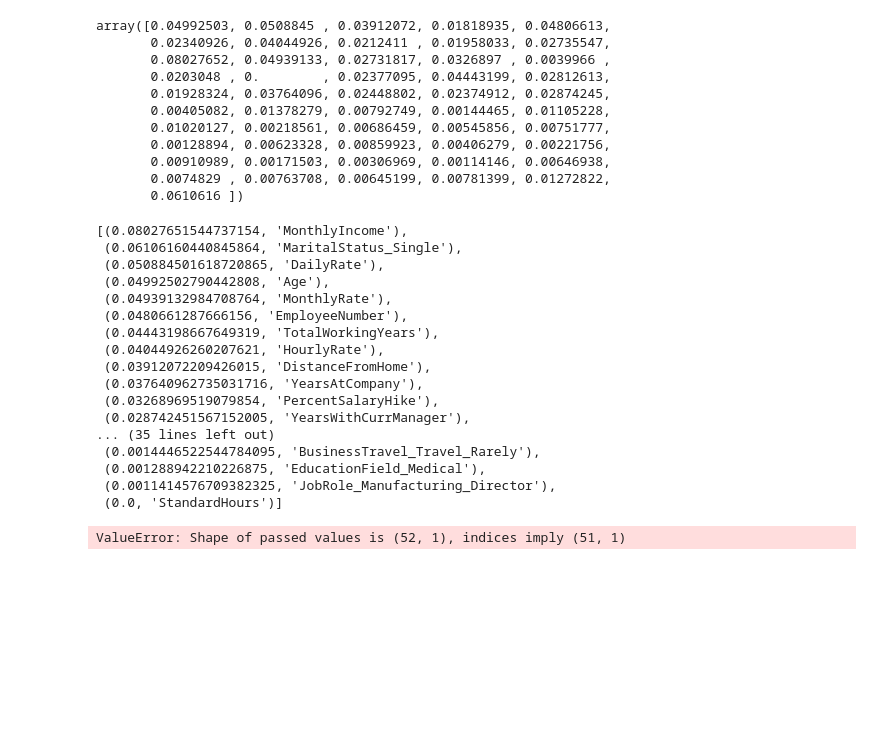
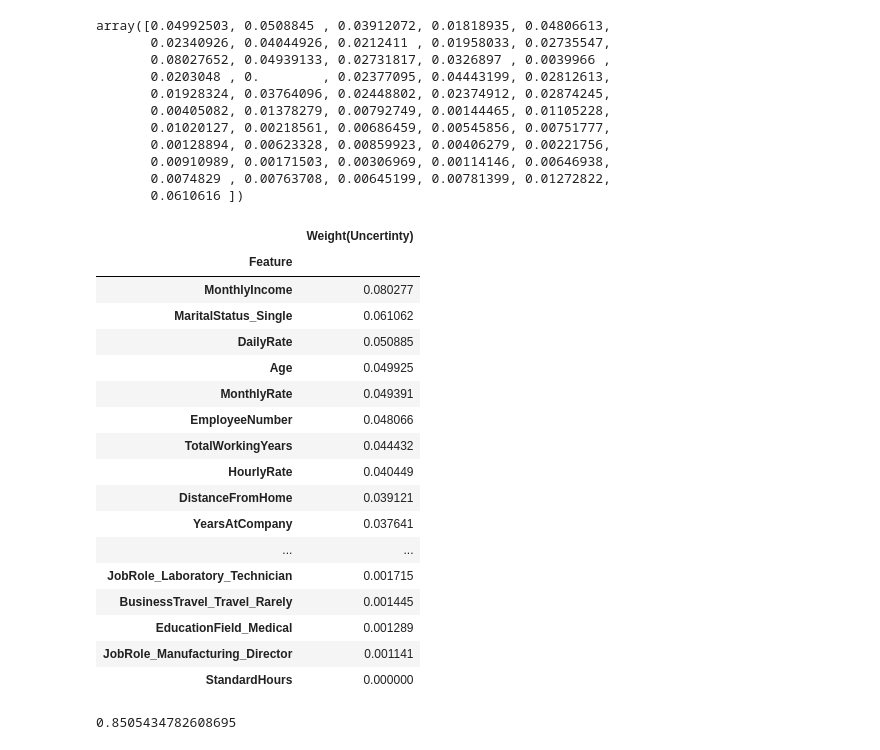
Before and after one commit to Emily-Keymon/Employee-Attrition-Analysis, a Jupyter notebook: ml_shawn.ipynb, the cells around one changed output. Saved outputs shown, nothing was run; the diff lists cells and outputs as text; code cells hidden in the pictures; blank space fills up the shorter version.

Commit message:
ml3
Added gradient boosting and cleaned the weight df

```diff
--- a/ml_shawn.ipynb
+++ b/ml_shawn.ipynb
@@ -271,7 +271,7 @@ dtc.score(X_test, y_test)
 from sklearn.ensemble import RandomForestClassifier
 
 rf = RandomForestClassifier(n_estimators = 100, criterion = 'entropy', random_state = seed)
-rf = rf.fit(X_train, y_train)
+rf = rf.fit(X_train, y_train.ravel())
 rf.score(X_test, y_test)
 # %% [output]
 0.842391304347826
@@ -294,22 +294,4 @@ array([0.04992503, 0.0508845 , 0.03912072, 0.01818935, 0.04806613,
 # Find where the model puts its weight(s)
 
 feature_names=data.columns
-sorted(zip(importances, feature_names), reverse=True)
+test=sorted(zip(importances, feature_names), reverse=True)
-# %% [output]
-[(0.08027651544737154, 'MonthlyIncome'),
- (0.06106160440845864, 'MaritalStatus_Single'),
- (0.050884501618720865, 'DailyRate'),
- (0.04992502790442808, 'Age'),
- (0.04939132984708764, 'MonthlyRate'),
- (0.0480661287666156, 'EmployeeNumber'),
- (0.04443198667649319, 'TotalWorkingYears'),
- (0.04044926260207621, 'HourlyRate'),
- (0.03912072209426015, 'DistanceFromHome'),
- (0.037640962735031716, 'YearsAtCompany'),
- (0.03268969519079854, 'PercentSalaryHike'),
- (0.028742451567152005, 'YearsWithCurrManager'),
-... (35 lines left out)
- (0.0014446522544784095, 'BusinessTravel_Travel_Rarely'),
- (0.001288942210226875, 'EducationField_Medical'),
- (0.0011414576709382325, 'JobRole_Manufacturing_Director'),
- (0.0, 'StandardHours')]
@@ -316,8 +301,27 @@ sorted(zip(importances, feature_names), reverse=True)
 # %%
 from pandas import DataFrame
 
-importances_df = pd.DataFrame(feature_names,importances)
-importances_df = importances.sort_values('importances',ascending=False).set_index('feature_name')
-importances
+importances_df = pd.DataFrame(test)
+importances_df.columns=['Weight(Uncertinty)','Feature']
+importances_df=importances_df.set_index('Feature')
+
+importances_df
 # %% [output]
-ValueError: Shape of passed values is (52, 1), indices imply (51, 1)
+|  | Weight(Uncertinty) |
+| Feature |  |
+| MonthlyIncome | 0.080277 |
+| MaritalStatus_Single | 0.061062 |
+| DailyRate | 0.050885 |
+| Age | 0.049925 |
+| MonthlyRate | 0.049391 |
+| EmployeeNumber | 0.048066 |
+| TotalWorkingYears | 0.044432 |
+| HourlyRate | 0.040449 |
+| DistanceFromHome | 0.039121 |
+| YearsAtCompany | 0.037641 |
+| ... | ... |
+| JobRole_Laboratory_Technician | 0.001715 |
+| BusinessTravel_Travel_Rarely | 0.001445 |
+| EducationField_Medical | 0.001289 |
+| JobRole_Manufacturing_Director | 0.001141 |
+| StandardHours | 0.000000 |
@@ -323,0 +330,12 @@ ValueError: Shape of passed values is (52, 1), indices imply (51, 1)
+# %%
+# Gradient Boosting
+from sklearn.ensemble import GradientBoostingClassifier
+
+clf = GradientBoostingClassifier(random_state=seed)
+clf.fit(X_train, y_train.ravel())
+
+clf.predict(X_test[:2])
+
+clf.score(X_test, y_test)
+# %% [output]
+0.8505434782608695
```
Also changed, not shown: parts of 2 cells of this notebook.
